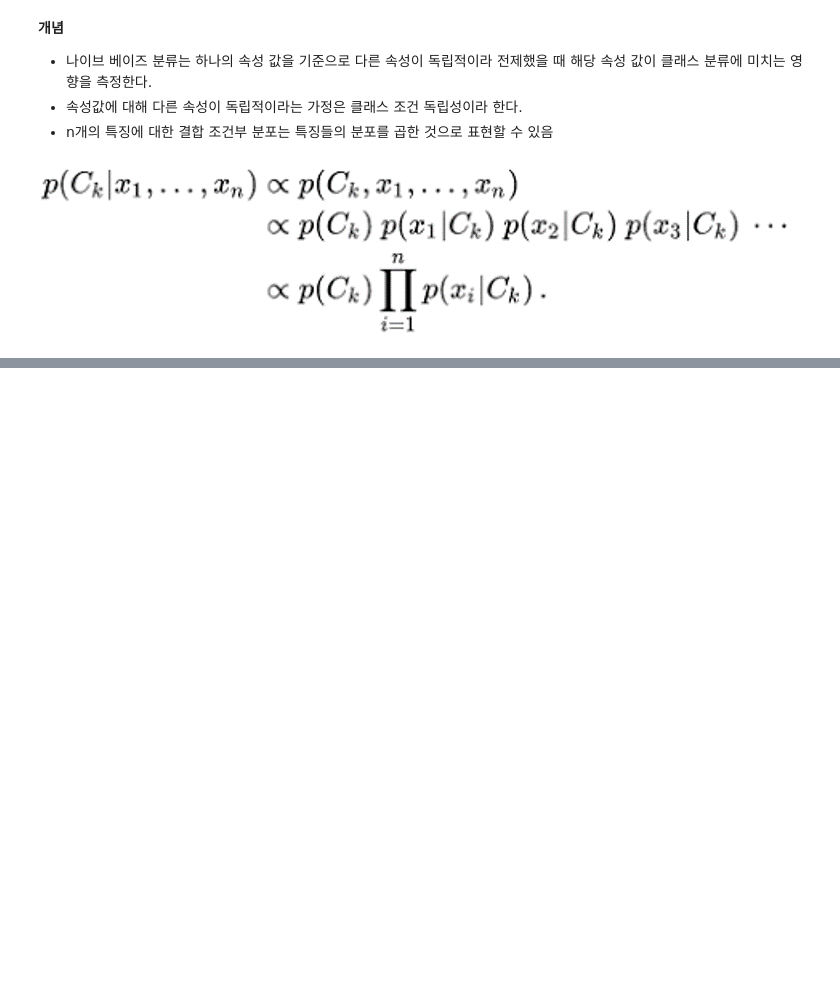
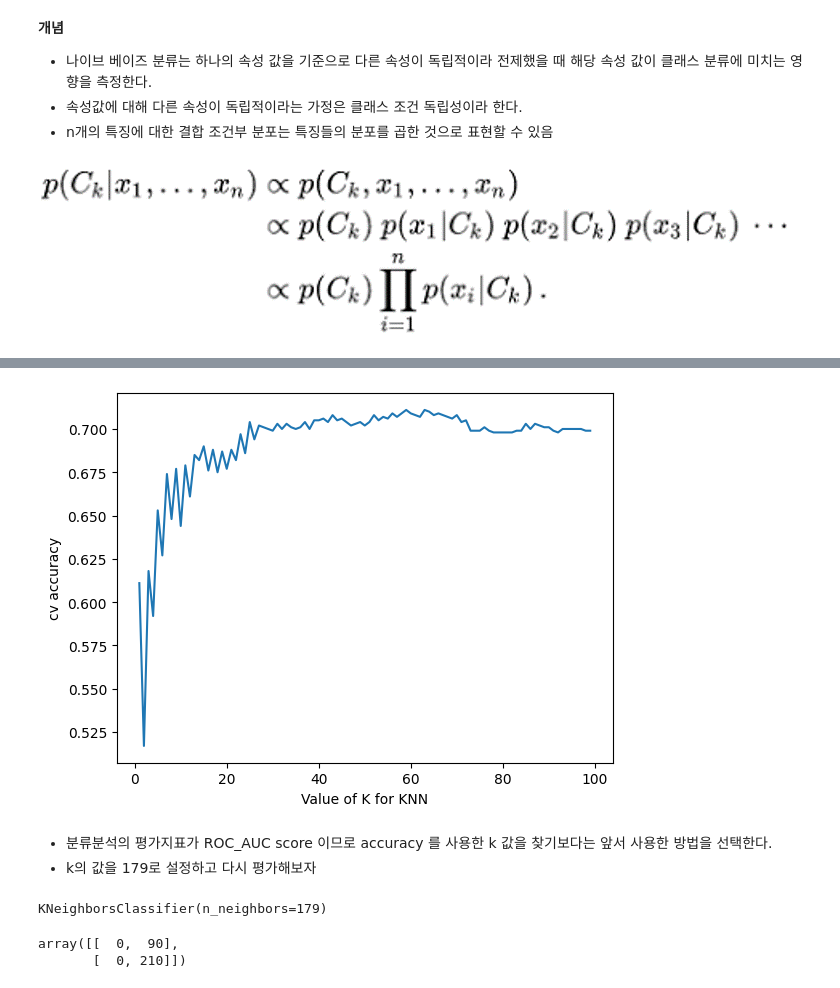
Before and after one commit to Junoflows/ADP, a Jupyter notebook: 머신러닝파트.ipynb, the cells around one changed output, grey strips where cells are left out. Cells and saved outputs as stored; diff of their text form; code cells hidden in the pictures; blank space fills up the shorter version.

```diff
--- a/머신러닝파트.ipynb
+++ b/머신러닝파트.ipynb
@@ -2065,0 +2369,32 @@ __개념__
+# %%
+from sklearn.model_selection import cross_val_score
+
+k_range = range(1, 100)
+k_scores = []
+
+for k in k_range:
+  knn = KNeighborsClassifier(k)
+  scores = cross_val_score(knn, X,y, cv = 10, scoring = 'accuracy')
+  k_scores.append(scores.mean())
+# %%
+plt.plot(k_range, k_scores)
+plt.xlabel('Value of K for KNN')
+plt.ylabel('cv accuracy')
+plt.show()
+# %% [output]
+[figure, added]
+# %% [markdown]
++ 분류분석의 평가지표가 ROC_AUC score 이므로 accuracy 를 사용한 k 값을 찾기보다는 앞서 사용한 방법을 선택한다.
++ k의 값을 179로 설정하고 다시 평가해보자
+# %%
+clf = KNeighborsClassifier(179) #### k = 30
+clf.fit(X_train, y_train)
+# %% [output]
+KNeighborsClassifier(n_neighbors=179)
+# %%
+y_pred = clf.predict(X_test)
+
+confusion_matrix(y_test, y_pred)
+# %% [output]
+array([[  0,  90],
+       [  0, 210]])
```
Also changed, not shown: parts of 126 cells of this notebook.
